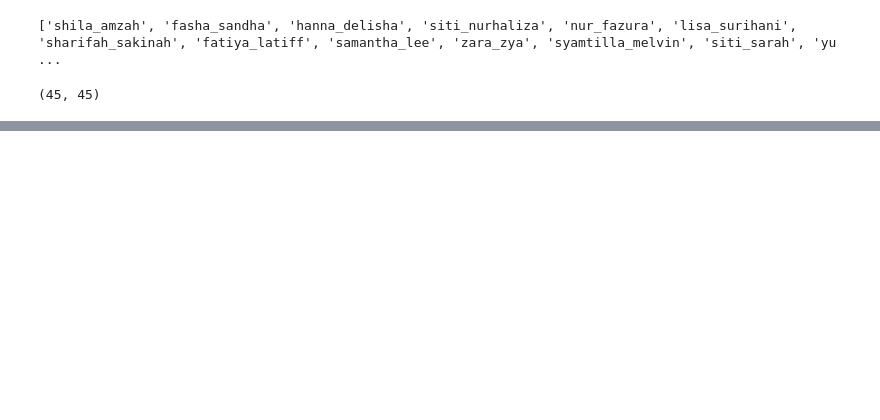
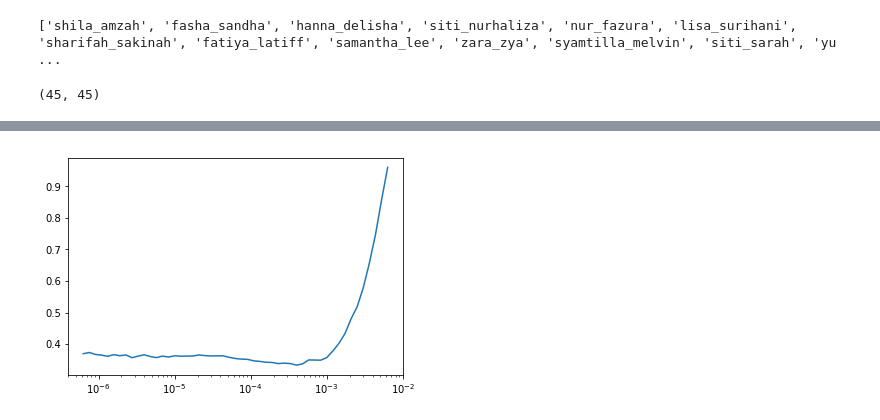
Before and after one commit to jxiongastro/celebrity_face_recognition, a Jupyter notebook: 0-Malaysia-Celebrity-Image-Classification.ipynb, the cells around one changed output, grey strips where cells are left out. Saved outputs shown, nothing was run; the diff lists cells and outputs as text; code cells hidden in the pictures; blank space fills up the shorter version.

```diff
--- a/0-Malaysia-Celebrity-Image-Classification.ipynb
+++ b/0-Malaysia-Celebrity-Image-Classification.ipynb
@@ -70 +84,5 @@ epoch  train loss  valid loss  error_rate
+# %%
+learn.recorder.plot()
+# %% [output]
+[figure, added]
 # %%
```
Also changed, not shown: parts of 26 cells of this notebook.
